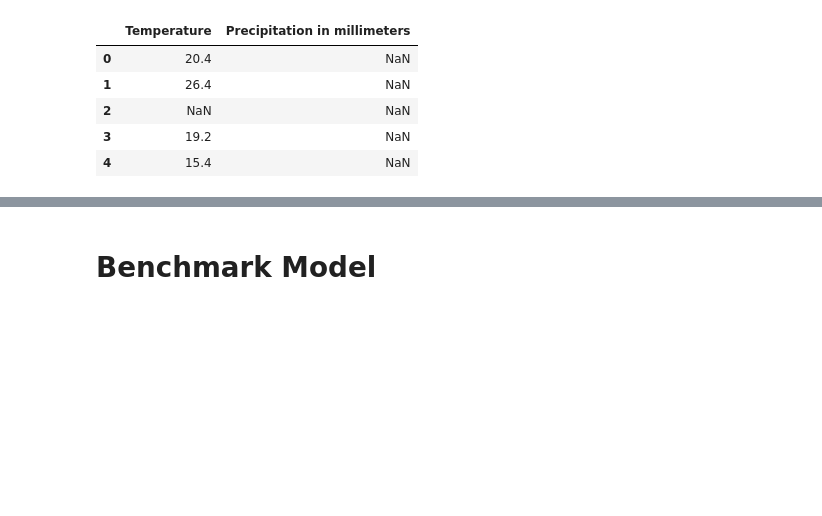
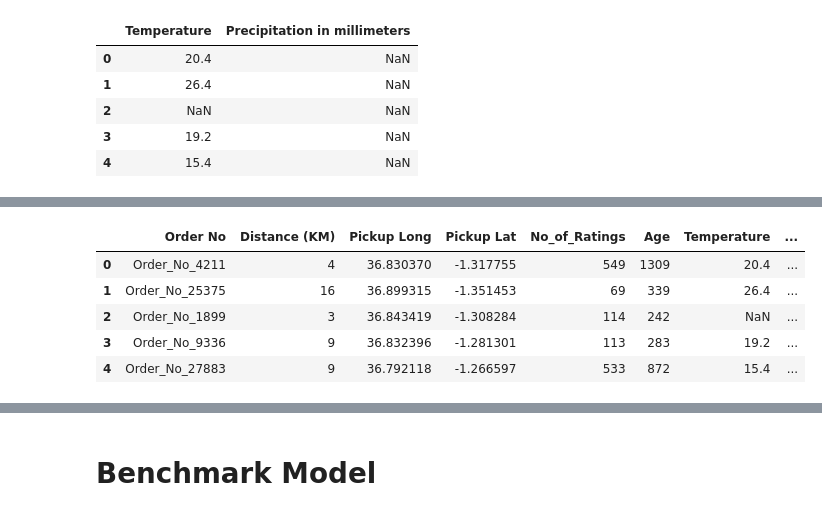
Before and after one commit to Explore-AI/regression-predict-api-template, a Jupyter notebook: predict deliverable/predict_titus.ipynb, the cells around one changed output, grey strips where cells are left out. Saved outputs shown, nothing was run; the diff lists cells and outputs as text; code cells hidden in the pictures; blank space fills up the shorter version.

```diff
--- a/predict deliverable/predict_titus.ipynb
+++ b/predict deliverable/predict_titus.ipynb
@@ -323,0 +342,9 @@ By now, we should so much more familiar with the data. GOOD! The next step is to
+# %%
+train_data.loc[:, ['Order No'] + numeric_vars ].head()
+# %% [output]
+|  | Order No | Distance (KM) | Pickup Long | Pickup Lat | No_of_Ratings | Age | Temperature | ... |
+| 0 | Order_No_4211 | 4 | 36.830370 | -1.317755 | 549 | 1309 | 20.4 | ... |
+| 1 | Order_No_25375 | 16 | 36.899315 | -1.351453 | 69 | 339 | 26.4 | ... |
+| 2 | Order_No_1899 | 3 | 36.843419 | -1.308284 | 114 | 242 | NaN | ... |
+| 3 | Order_No_9336 | 9 | 36.832396 | -1.281301 | 113 | 283 | 19.2 | ... |
+| 4 | Order_No_27883 | 9 | 36.792118 | -1.266597 | 533 | 872 | 15.4 | ... |
```
Also changed, not shown: parts of 19 cells of this notebook.
